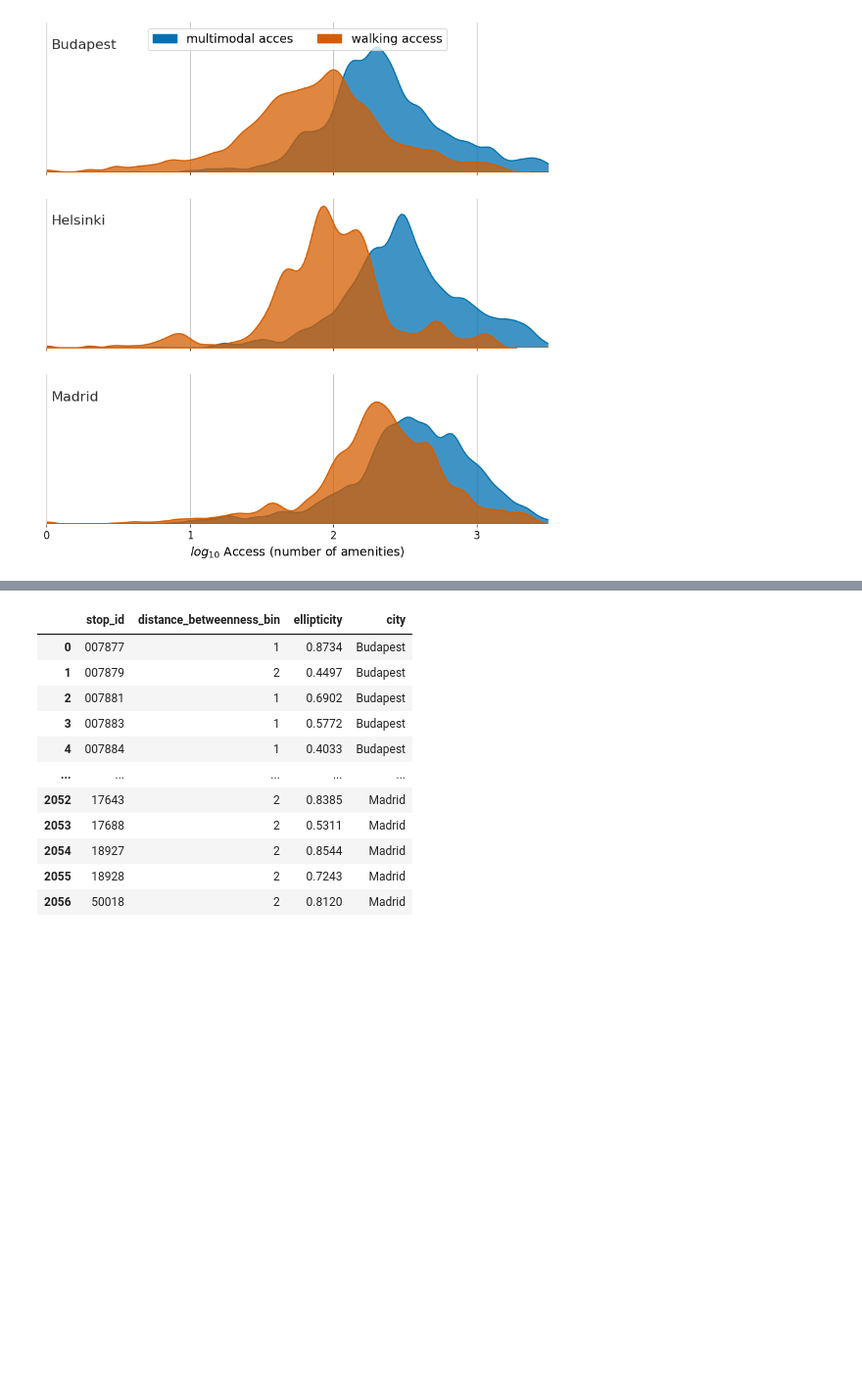
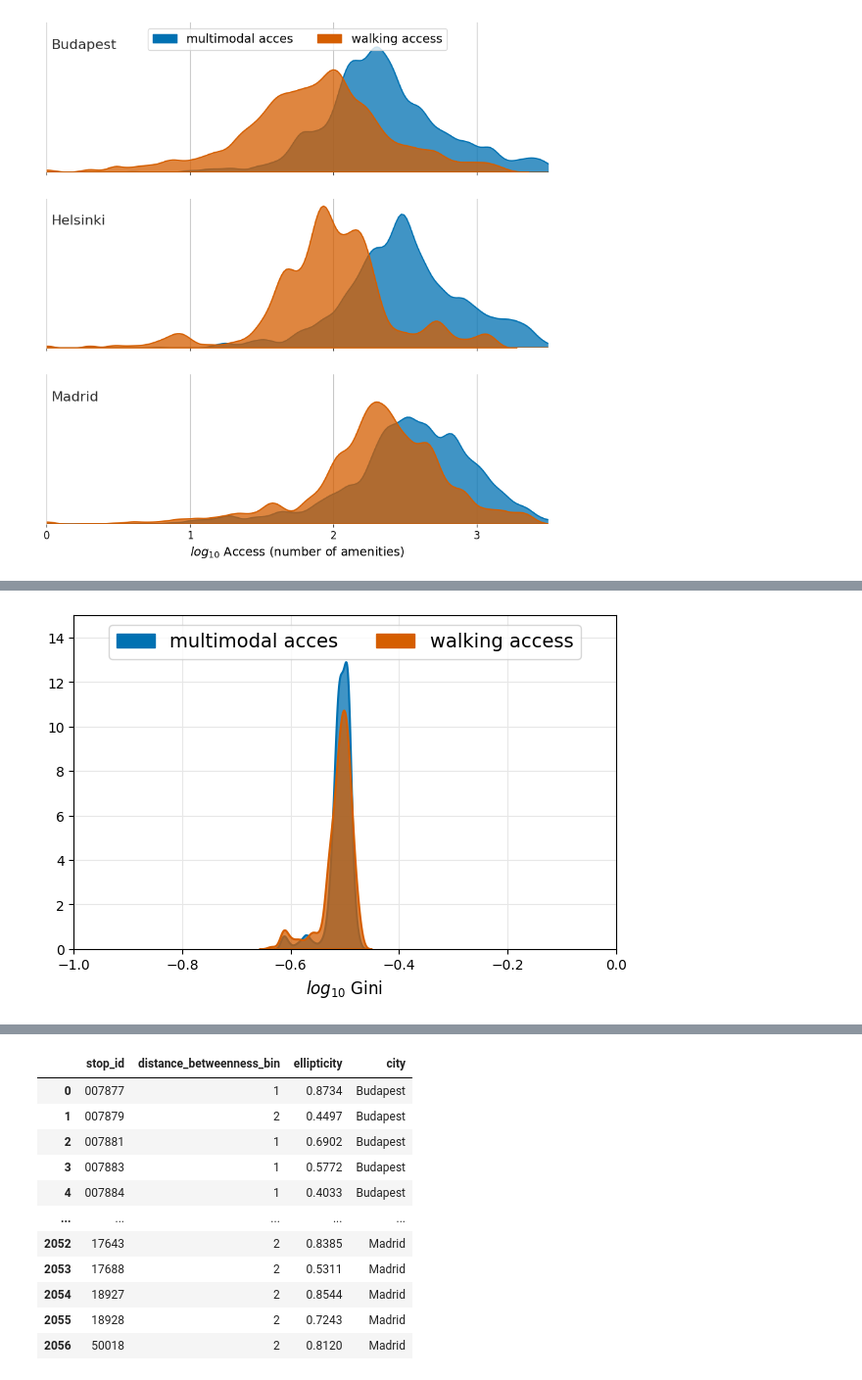
Before and after one commit to ANETILab/public_transport_in_the_15minute_city, a Jupyter notebook: notebooks/plot_accessibility_distribution.ipynb, the cells around one changed output, grey strips where cells are left out. Shown at 98% size. Cells and saved outputs as stored; diff of their text form; code cells hidden in the pictures; blank space fills up the shorter version.

```diff
--- a/notebooks/plot_accessibility_distribution.ipynb
+++ b/notebooks/plot_accessibility_distribution.ipynb
@@ -151,0 +219,8 @@ for i in ["png", "svg", "pdf"]:
+# %%
+fig, ax = plot_gini_distribution(mmm, "Helsinki")
+ax.set_xlim([-1, -0])
+_ = ax.set_ylim(top=15)
+for i in ["png", "svg", "pdf"]:
+    fig.savefig(f"../output/figures/gini_distribution_helsinki.{i}", metadata=config["metadata"][i])
+# %% [output]
+[figure, added]
```
Also changed, not shown: parts of 7 cells of this notebook, 9 other files.
